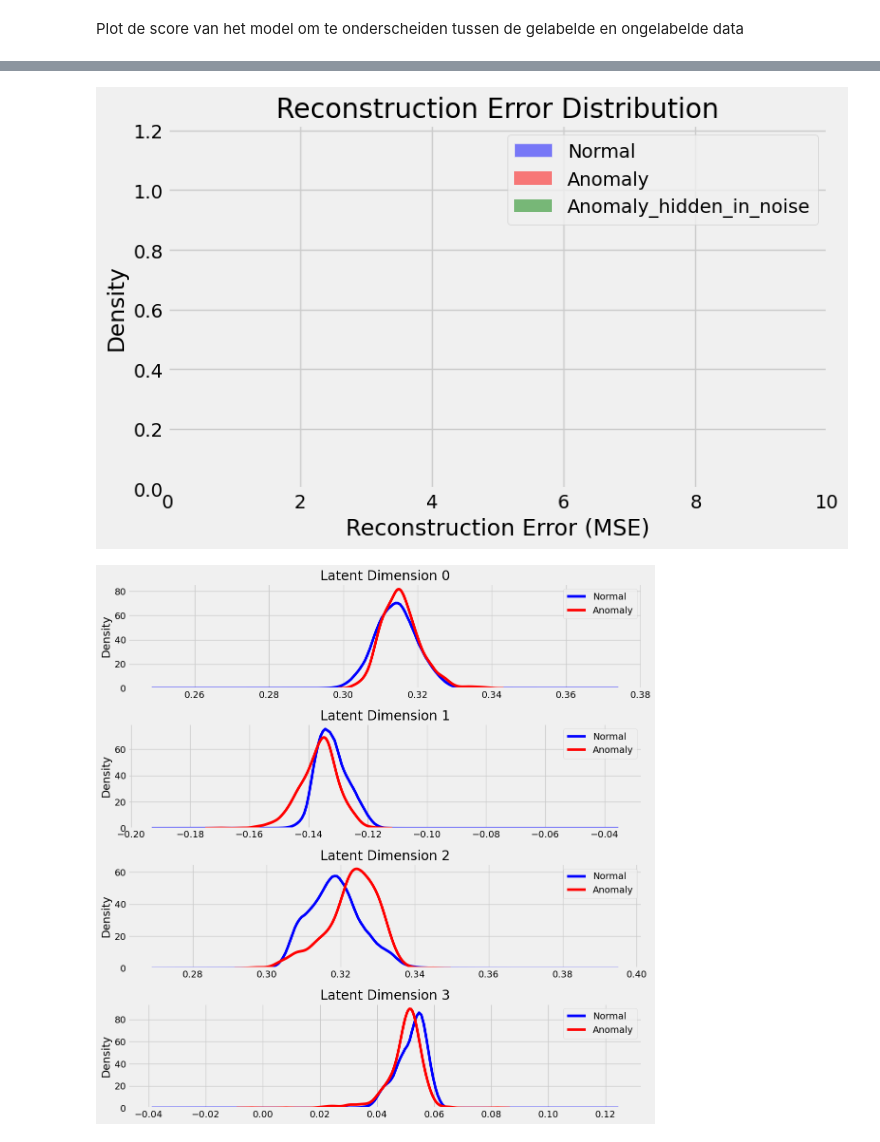
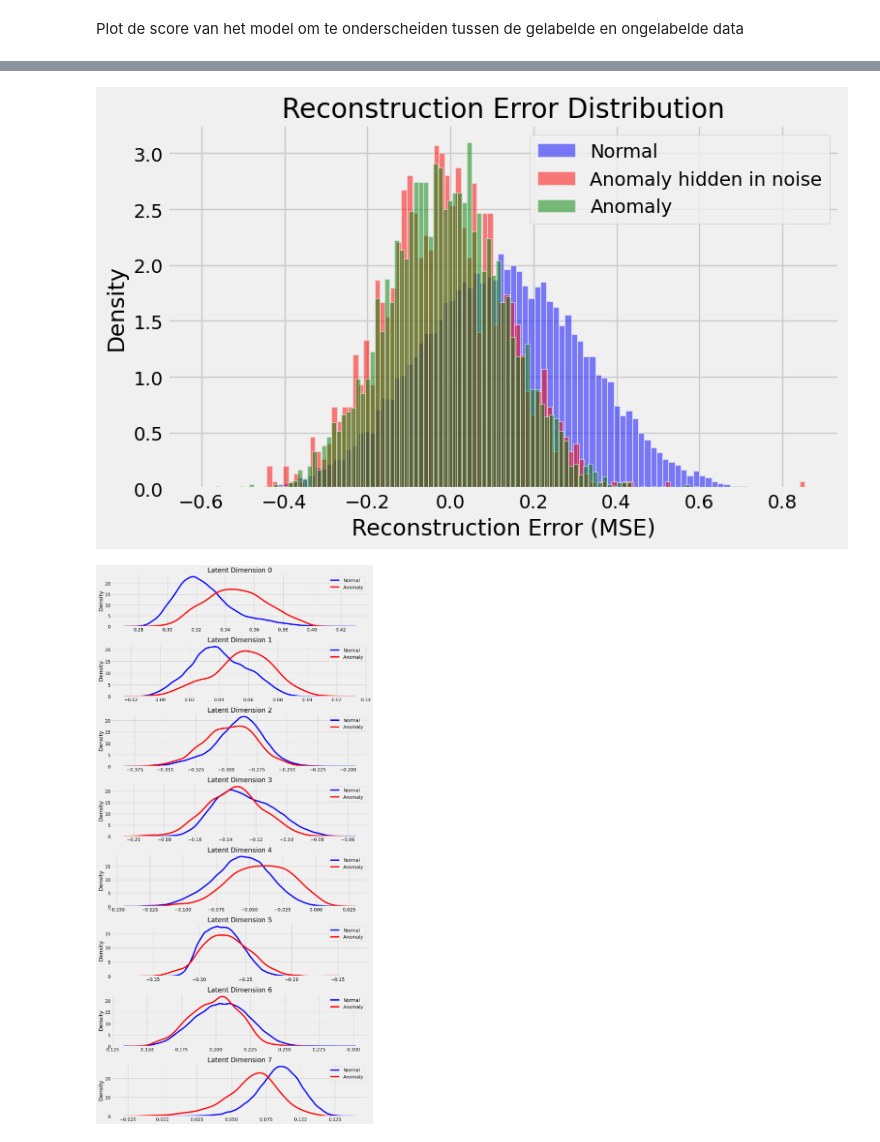
Before and after one commit to SanderGeurts/ML_2025_2026_Jesper_Anna_Sander, a Jupyter notebook: Autoencoders_hyperparam_opt.ipynb, the cells around one changed output, grey strips where cells are left out. Drawn from its saved outputs; the diff is of its cells as text; code cells hidden in the pictures.

```diff
--- a/Autoencoders_hyperparam_opt.ipynb
+++ b/Autoencoders_hyperparam_opt.ipynb
@@ -39,7 +39,7 @@ with uproot.open(pathlib.Path(r"Training_Data\data.root")) as file_test:
     branches_test = tree_test.keys()
     training_data_bkg = tree_test.arrays(branches_test, library="np")
     training_data_bkg_df = pd.DataFrame(training_data_bkg)
-    unlabeled_data_tensor = torch.tensor(training_data_bkg_df.values)
+    unlabeled_data_tensor = torch.tensor(training_data_bkg_df.values[0:100000])
 
 
 fig, axes = plt.subplots(4,4, figsize=(40, 40))
@@ -265,7 +329,7 @@ def collect_latent_and_error(model, dataloader, device):
     latents = []
     recon_errors = []
     labels = []
-
+    params =[]
     with torch.no_grad():
         for x, y, inv_mass in dataloader:
             x = x.to(device).float()
@@ -273,16 +337,17 @@ def collect_latent_and_error(model, dataloader, device):
             z = model.shrinking(x)
             recon = model(x)
 
-            recon_error = -torch.mean((x - recon) ** 2, dim=1)
+            recon_error = torch.mean((x - recon), dim=1)
 
             latents.append(z.cpu().numpy())
             recon_errors.append(recon_error.cpu().numpy())
             labels.append(y.cpu().numpy())
-
+            params.append(inv_mass.cpu().numpy())
     return (
         np.vstack(latents),
         np.concatenate(recon_errors),
         np.concatenate(labels),
+        np.concatenate(params)
     )
 
 device = "cuda" if torch.cuda.is_available() else "cpu"
@@ -290,7 +355,7 @@ model = model_2D
 model.to(device)
 
 # Collect TRAIN (normal) data
-latent_train, recon_train, y_train = collect_latent_and_error(
+latent_train, recon_train, y_train, _ = collect_latent_and_error(
     model, loader_KDAE_train_data, device
 )
 
@@ -300,7 +365,7 @@ kde = KernelDensity(
     bandwidth=0.1  # tune this!
 ).fit(latent_train)
 
-latent_test, recon_test, y_test = collect_latent_and_error(
+latent_test, recon_test, y_test, _ = collect_latent_and_error(
     model, loader_mixed_data, device
 )
 
@@ -396,5 +461,5 @@ plt.show()
-[figure, old version]
+[figure, new version]
-[figure, old version]
+[figure, new version]
 # %%
 import numpy as np
 import matplotlib.pyplot as plt
```
Also changed, not shown: parts of 11 cells of this notebook, 2 other files.
